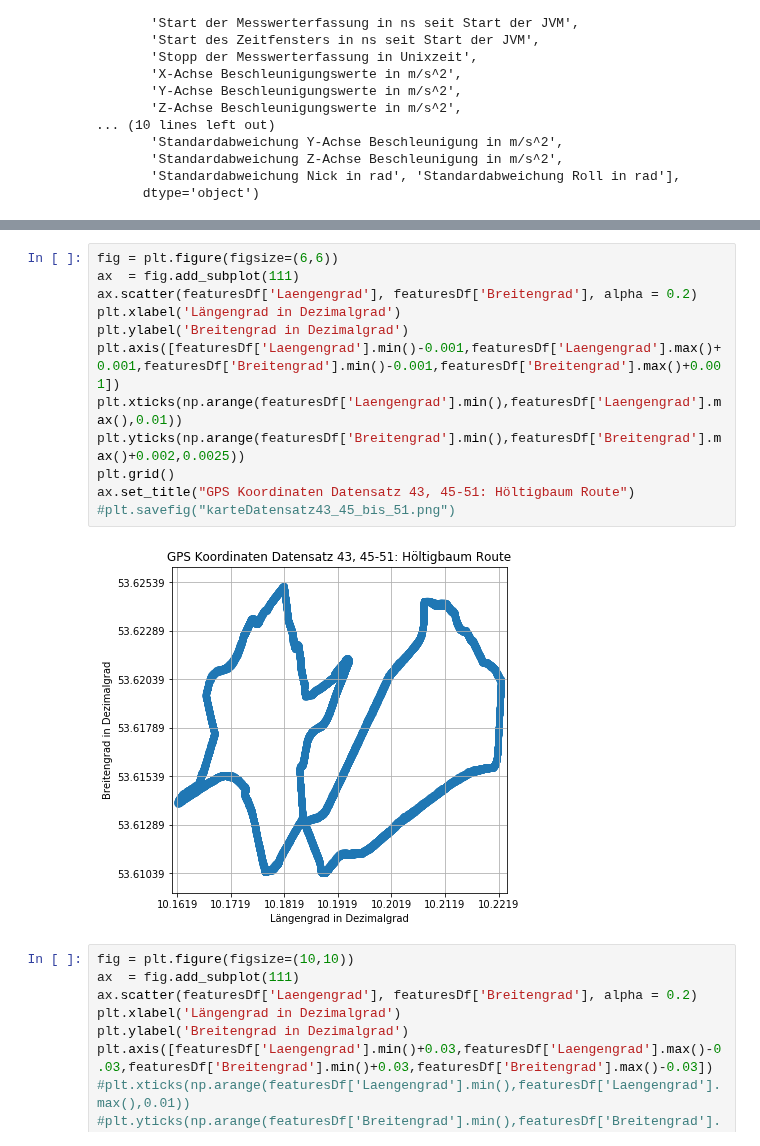
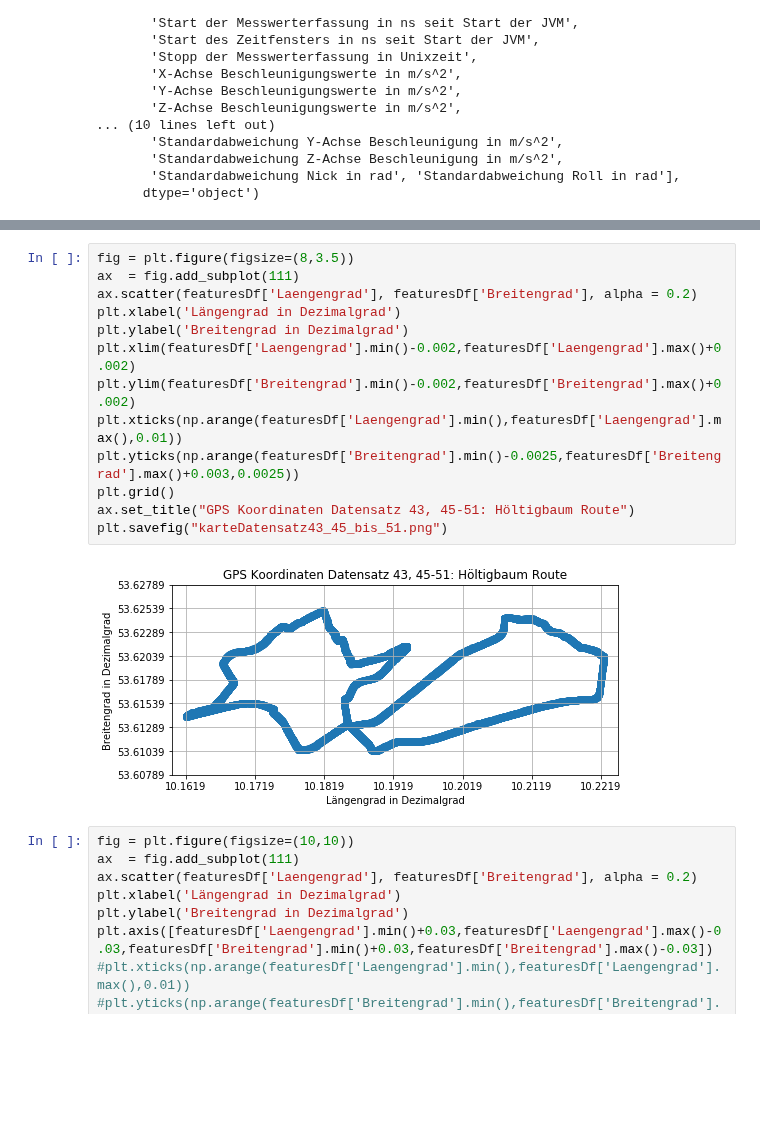
Before and after one commit to SandGreif/FahrradwegeKlassifizierung, a Jupyter notebook: datenvisualisierung/featureCorrelations.ipynb, the cells around one changed output, grey strips where cells are left out. Cells and saved outputs as stored; diff of their text form; blank space fills up the shorter version.

```diff
--- a/datenvisualisierung/featureCorrelations.ipynb
+++ b/datenvisualisierung/featureCorrelations.ipynb
@@ -91,17 +92,18 @@ Text(0.5,1,'GPS Koordinaten Datensatz 37-42')
 # %%
-fig = plt.figure(figsize=(6,6))
+fig = plt.figure(figsize=(8,3.5))
 ax  = fig.add_subplot(111)
 ax.scatter(featuresDf['Laengengrad'], featuresDf['Breitengrad'], alpha = 0.2)
 plt.xlabel('Längengrad in Dezimalgrad')
 plt.ylabel('Breitengrad in Dezimalgrad')
-plt.axis([featuresDf['Laengengrad'].min()-0.001,featuresDf['Laengengrad'].max()+0.001,featuresDf['Breitengrad'].min()-0.001,featuresDf['Breitengrad'].max()+0.001])
+plt.xlim(featuresDf['Laengengrad'].min()-0.002,featuresDf['Laengengrad'].max()+0.002)
+plt.ylim(featuresDf['Breitengrad'].min()-0.002,featuresDf['Breitengrad'].max()+0.002)
 plt.xticks(np.arange(featuresDf['Laengengrad'].min(),featuresDf['Laengengrad'].max(),0.01))
-plt.yticks(np.arange(featuresDf['Breitengrad'].min(),featuresDf['Breitengrad'].max()+0.002,0.0025))
+plt.yticks(np.arange(featuresDf['Breitengrad'].min()-0.0025,featuresDf['Breitengrad'].max()+0.003,0.0025))
 plt.grid()
 ax.set_title("GPS Koordinaten Datensatz 43, 45-51: Höltigbaum Route")
-#plt.savefig("karteDatensatz43_45_bis_51.png")
+plt.savefig("karteDatensatz43_45_bis_51.png")
 # %% [output]
-[figure, old version]
+[figure, new version]
 # %%
 fig = plt.figure(figsize=(10,10))
 ax  = fig.add_subplot(111)
```
Also changed, not shown: parts of 2 cells of this notebook, 9 other files.
